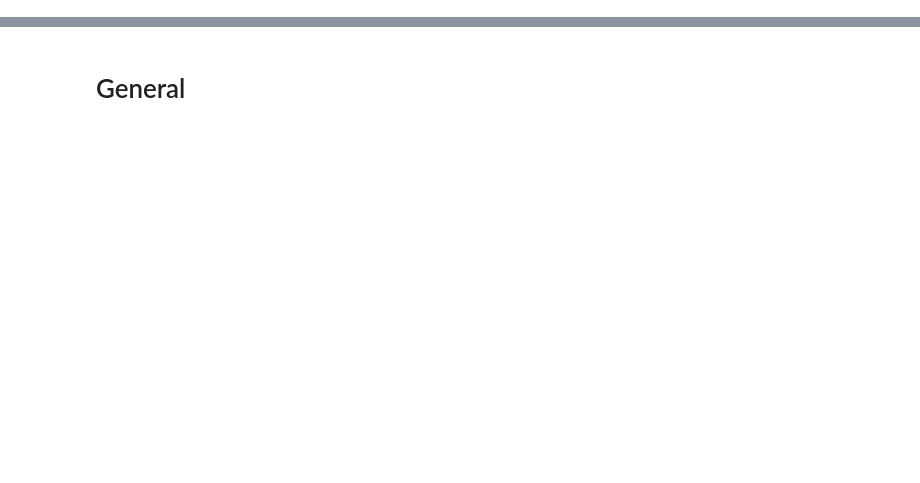
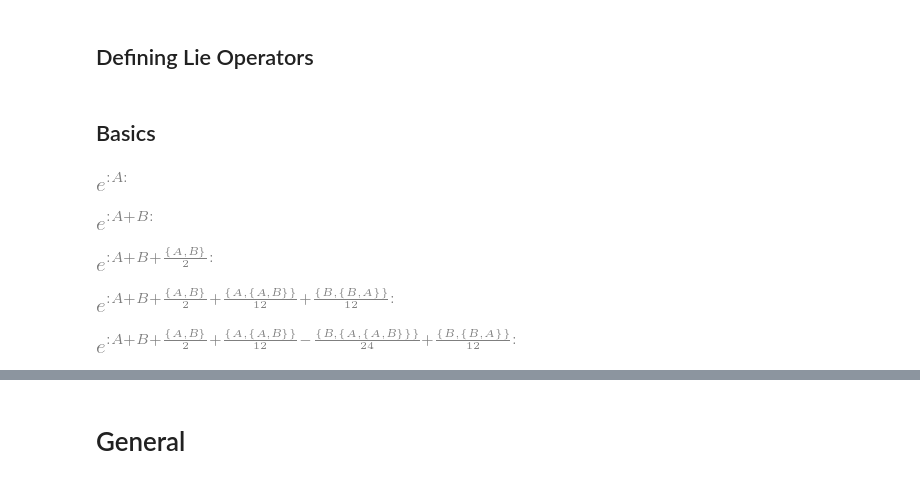
Before and after one commit to tomerten/acchamiltoniansandmatrices, a Jupyter notebook: acchamiltoniansandmatrices/Examples/Notebooks/SymbolicCalculations.ipynb, the cells around one changed output, grey strips where cells are left out. Saved outputs shown, nothing was run; the diff lists cells and outputs as text; code cells hidden in the pictures; blank space fills up the shorter version.

```diff
--- a/acchamiltoniansandmatrices/Examples/Notebooks/SymbolicCalculations.ipynb
+++ b/acchamiltoniansandmatrices/Examples/Notebooks/SymbolicCalculations.ipynb
@@ -66,0 +80,2 @@ L, beta0, gamma0 = symbols(" L beta_0 gamma_0", real=True, positive=True)
+# %% [markdown]
+## Defining Lie Operators
@@ -66,0 +86,22 @@ L, beta0, gamma0 = symbols(" L beta_0 gamma_0", real=True, positive=True)
+# %% [markdown]
+## Basics
+# %%
+Aop
+# %% [output]
+[figure, added]
+# %%
+Aop.BCH(Bop,1)
+# %% [output]
+[figure, added]
+# %%
+Aop.BCH(Bop,2)
+# %% [output]
+[figure, added]
+# %%
+Aop.BCH(Bop,3)
+# %% [output]
+[figure, added]
+# %%
+Aop.BCH(Bop,4)
+# %% [output]
+[figure, added]
```
Also changed, not shown: parts of 29 cells of this notebook, 5 other files.
